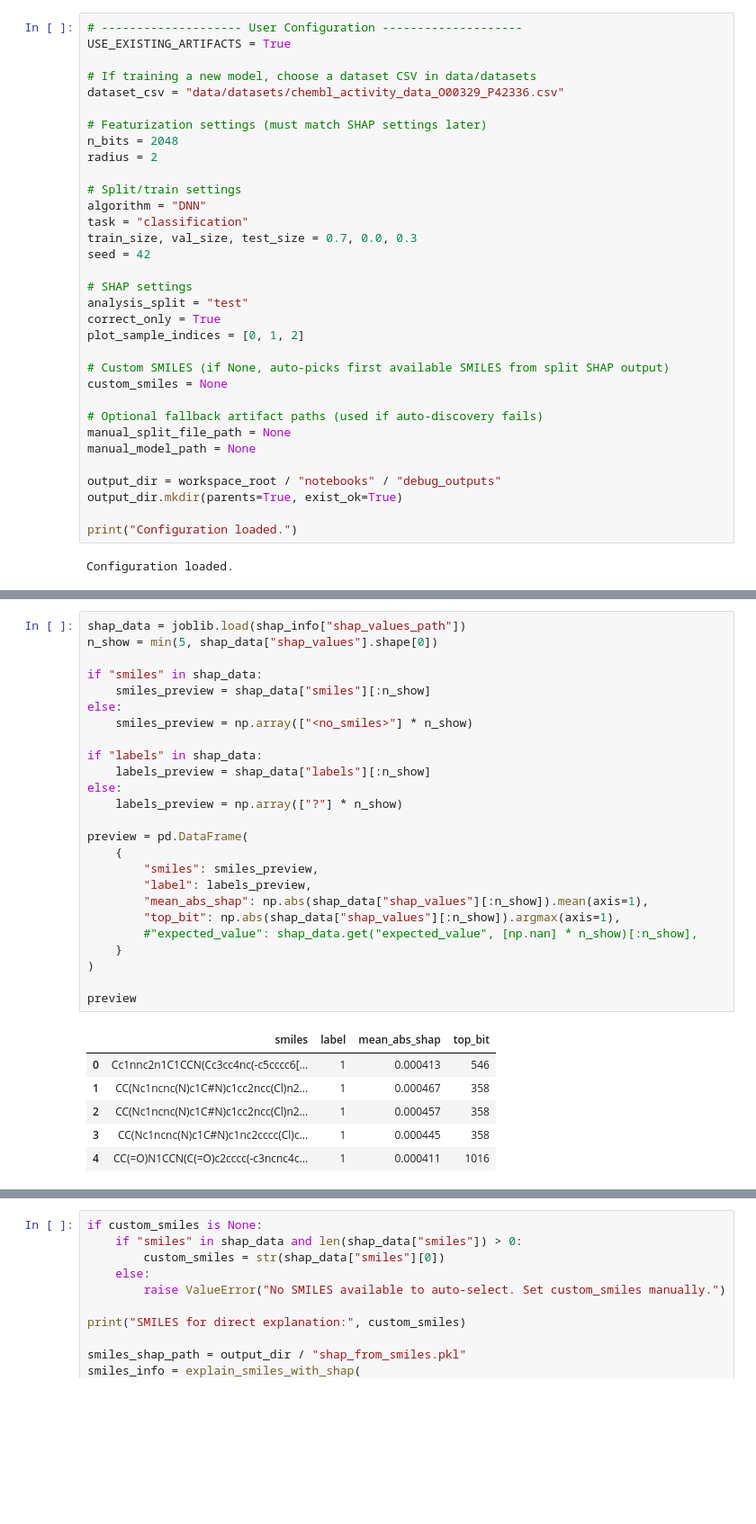
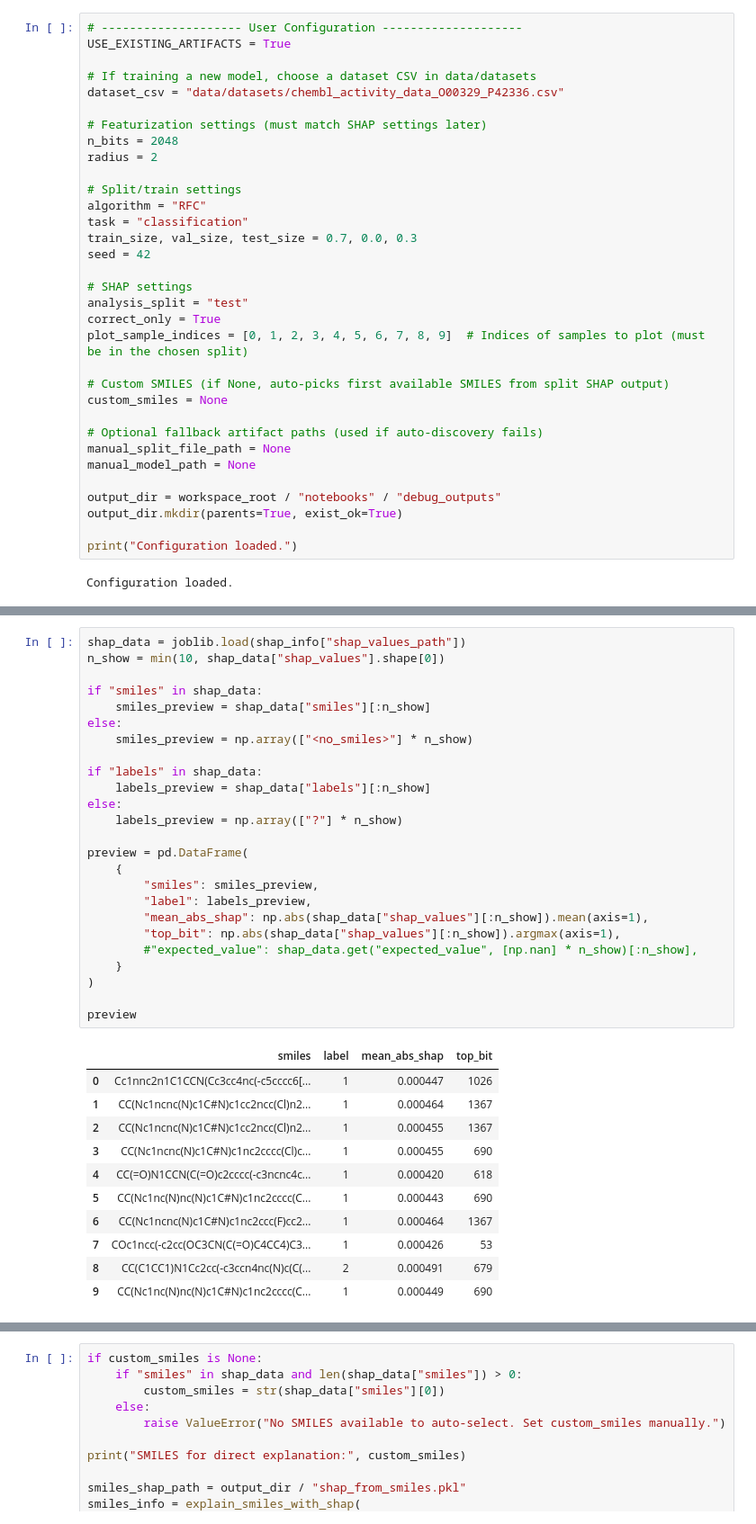
Before and after one commit to LSI-Uni-Bonn/ChemicHAL, a Jupyter notebook: notebooks/shap_generation_and_explanations.ipynb, the cells around one changed output, grey strips where cells are left out. Shown at 90% size. Saved outputs shown, nothing was run; the diff lists cells and outputs as text; blank space fills up the shorter version.

```diff
--- a/notebooks/shap_generation_and_explanations.ipynb
+++ b/notebooks/shap_generation_and_explanations.ipynb
@@ -75,7 +75,7 @@ n_bits = 2048
 radius = 2
 
 # Split/train settings
-algorithm = "DNN"
+algorithm = "RFC"
 task = "classification"
 train_size, val_size, test_size = 0.7, 0.0, 0.3
 seed = 42
@@ -83,7 +83,7 @@ seed = 42
 # SHAP settings
 analysis_split = "test"
 correct_only = True
-plot_sample_indices = [0, 1, 2]
+plot_sample_indices = [0, 1, 2, 3, 4, 5, 6, 7, 8, 9]  # Indices of samples to plot (must be in the chosen split)
 
 # Custom SMILES (if None, auto-picks first available SMILES from split SHAP output)
 custom_smiles = None
@@ -236,33 +243,38 @@ shap_info
  'next_step': "Call plot_shap_mol('C:\\Users\\janela\\OneDrive - uni-bonn.de\\Code\\AI-Agent-for-Compound-Selectivity-Prediction-and-Explainability\\notebooks\\debug_outputs\\shap_from_split.pkl') to  ...
 # %%
 shap_data = joblib.load(shap_info["shap_values_path"])
-n_show = min(5, shap_data["shap_values"].shape[0])
+n_show = min(10, shap_data["shap_values"].shape[0])
 
 if "smiles" in shap_data:
     smiles_preview = shap_data["smiles"][:n_show]
 else:
     smiles_preview = np.array(["<no_smiles>"] * n_show)
 
 if "labels" in shap_data:
     labels_preview = shap_data["labels"][:n_show]
 else:
     labels_preview = np.array(["?"] * n_show)
 
 preview = pd.DataFrame(
     {
         "smiles": smiles_preview,
         "label": labels_preview,
         "mean_abs_shap": np.abs(shap_data["shap_values"][:n_show]).mean(axis=1),
         "top_bit": np.abs(shap_data["shap_values"][:n_show]).argmax(axis=1),
         #"expected_value": shap_data.get("expected_value", [np.nan] * n_show)[:n_show],
     }
 )
 
 preview
 # %% [output]
 |  | smiles | label | mean_abs_shap | top_bit |
-| 0 | Cc1nnc2n1C1CCN(Cc3cc4nc(-c5cccc6[... | 1 | 0.000413 | 546 |
-| 1 | CC(Nc1ncnc(N)c1C#N)c1cc2ncc(Cl)n2... | 1 | 0.000467 | 358 |
-| 2 | CC(Nc1ncnc(N)c1C#N)c1cc2ncc(Cl)n2... | 1 | 0.000457 | 358 |
-| 3 | CC(Nc1ncnc(N)c1C#N)c1nc2cccc(Cl)c... | 1 | 0.000445 | 358 |
-| 4 | CC(=O)N1CCN(C(=O)c2cccc(-c3ncnc4c... | 1 | 0.000411 | 1016 |
+| 0 | Cc1nnc2n1C1CCN(Cc3cc4nc(-c5cccc6[... | 1 | 0.000447 | 1026 |
+| 1 | CC(Nc1ncnc(N)c1C#N)c1cc2ncc(Cl)n2... | 1 | 0.000464 | 1367 |
+| 2 | CC(Nc1ncnc(N)c1C#N)c1cc2ncc(Cl)n2... | 1 | 0.000455 | 1367 |
+| 3 | CC(Nc1ncnc(N)c1C#N)c1nc2cccc(Cl)c... | 1 | 0.000455 | 690 |
+| 4 | CC(=O)N1CCN(C(=O)c2cccc(-c3ncnc4c... | 1 | 0.000420 | 618 |
+| 5 | CC(Nc1nc(N)nc(N)c1C#N)c1nc2cccc(C... | 1 | 0.000443 | 690 |
+| 6 | CC(Nc1ncnc(N)c1C#N)c1nc2ccc(F)cc2... | 1 | 0.000464 | 1367 |
+| 7 | COc1ncc(-c2cc(OC3CN(C(=O)C4CC4)C3... | 1 | 0.000426 | 53 |
+| 8 | CC(C1CC1)N1Cc2cc(-c3ccn4nc(N)c(C(... | 2 | 0.000491 | 679 |
+| 9 | CC(Nc1nc(N)nc(N)c1C#N)c1nc2cccc(C... | 1 | 0.000449 | 690 |
```
Also changed, not shown: parts of 7 cells of this notebook, 3 other files.
